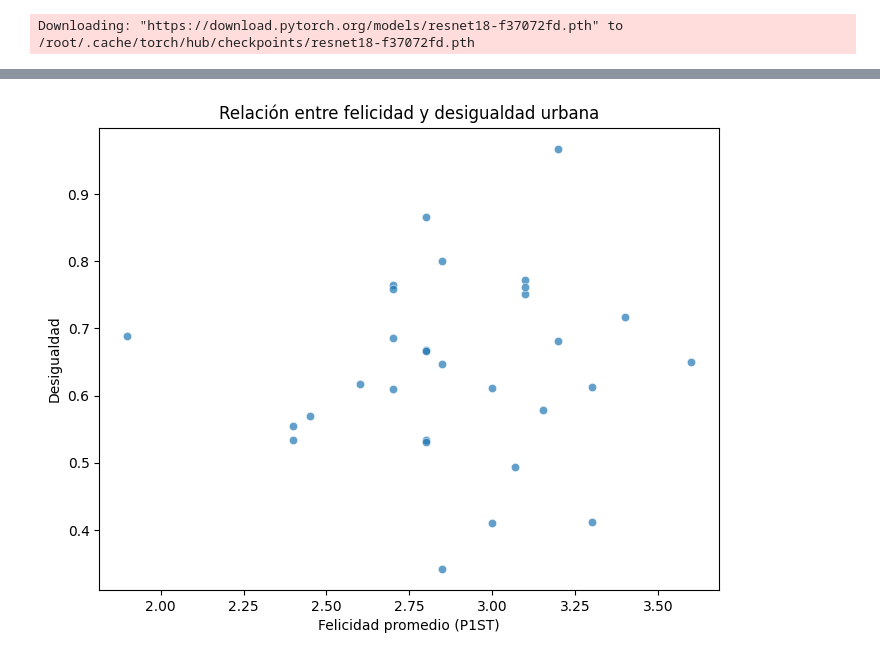
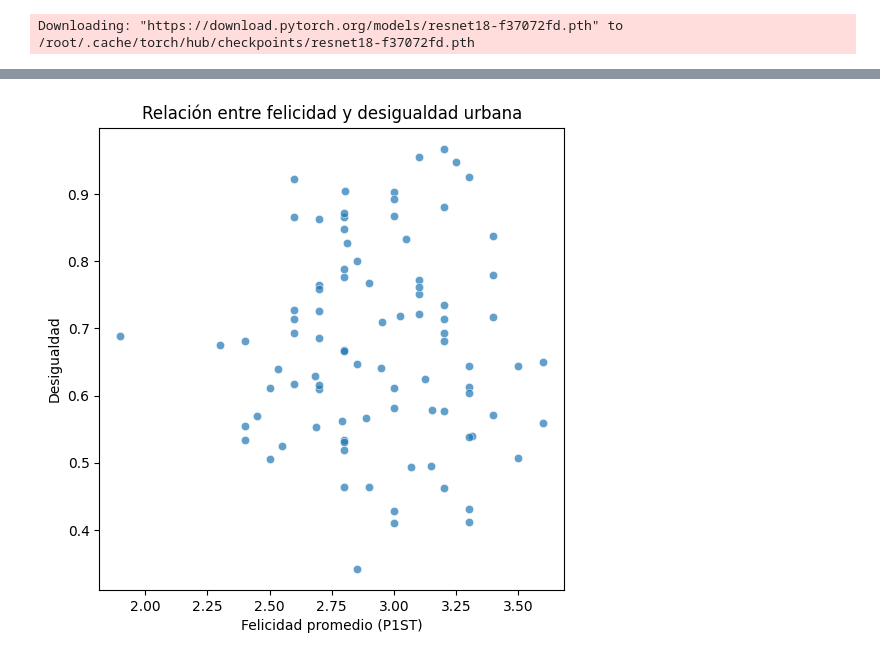
Before and after one commit to LCaravaggio/scrapers, a Jupyter notebook: Google_Earth.ipynb, the cells around one changed output, grey strips where cells are left out. Cells and saved outputs as stored; diff of their text form; code cells hidden in the pictures.

```diff
--- a/Google_Earth.ipynb
+++ b/Google_Earth.ipynb
@@ -16,6 +12,10 @@ from selenium.webdriver.support import expected_conditions as EC
 from selenium.webdriver.common.by import By
 from seleniumbase import Driver
 import time
+# %%
+import pandas as pd
+from PIL import Image
+ciudades=pd.read_csv('base.csv')
 # %%
 def take_image1K(X):
   driver = Driver(uc=True)
@@ -62,11 +62,6 @@ def take_image10K(X):
   cropped_img.save(screenshot_name)
   print(f"\nScreenshot saved to: {screenshot_name}")
   driver.quit()
-# %%
-# Crear nuevas columnas en el DataFrame
-ciudades["Desigualdad_1km"] = np.nan
-ciudades["Desigualdad_10km"] = np.nan
-ciudades["Diferencia"] = np.nan
 # %%
 import torch
 import torchvision.models as models
@@ -115,11 +110,10 @@ def compute_inequality(image_1km_path, image_10km_path):
 import pandas as pd
 import numpy as np
 
-for i in range(30):  # Iterar sobre los primeros elementos
+for i in range(90):  # Iterar sobre los primeros elementos
+    lat = ciudades.loc[i, "Latitude"]
+    lon = ciudades.loc[i, "Longitude"]
     if pd.isna(ciudades.loc[i, "Diferencia"]):  # Solo procesar si "Diferencia" está vacío
-        lat = ciudades.loc[i, "Latitude"]
-        lon = ciudades.loc[i, "Longitude"]
-
         try:
             take_image1K(i)
         except Exception as e:
@@ -132,10 +144,11 @@ for i in range(30):  # Iterar sobre los primeros elementos
 # %%
-for i in range(30):  # Iterar sobre los primeros 10 elementos
-        try:
-            resultados = compute_inequality(ciudades.City[i] + " - 1K.png",
-                                            ciudades.City[i] + " - 10K.png")
-            ciudades.loc[i, "Desigualdad_1km"] = resultados["Desigualdad cercana (1km)"]
-            ciudades.loc[i, "Desigualdad_10km"] = resultados["Desigualdad amplia (10km)"]
-            ciudades.loc[i, "Diferencia"] = resultados["Diferencia entre ambas"]
-        except Exception as e:
-            print(f"⚠️ Error en compute_inequality para {lat}, {lon}: {e}")
+for i in range(90):
+  if pd.isna(ciudades.loc[i, "Diferencia"]):  # Solo procesar si "Diferencia" está vacío
+    try:
+        resultados = compute_inequality(ciudades.City[i] + " - 1K.png",
+                                        ciudades.City[i] + " - 10K.png")
+        ciudades.loc[i, "Desigualdad_1km"] = resultados["Desigualdad cercana (1km)"]
+        ciudades.loc[i, "Desigualdad_10km"] = resultados["Desigualdad amplia (10km)"]
+        ciudades.loc[i, "Diferencia"] = resultados["Diferencia entre ambas"]
+    except Exception as e:
+        print(f"⚠️ Error en compute_inequality para {lat}, {lon}: {e}")
@@ -166,17 +155,17 @@ df_final = df_final.drop(columns=["ciudad"])
 # %%
 import matplotlib.pyplot as plt
 import seaborn as sns
 
 # Configurar el gráfico
-plt.figure(figsize=(8,6))
-sns.scatterplot(data=df_final, x="P1ST", y="Desigualdad_10km", alpha=0.7)
+plt.figure(figsize=(6,6))
+sns.scatterplot(data=ciudades, x="P1ST", y="Desigualdad_10km", alpha=0.7)
 
 # Etiquetas y título
 plt.xlabel("Felicidad promedio (P1ST)")
 plt.ylabel("Desigualdad")
 plt.title("Relación entre felicidad y desigualdad urbana")
 
 # Mostrar el gráfico
 plt.show()
 # %% [output]
-[figure, old version]
+[figure, new version]
```
Also changed, not shown: parts of 10 cells of this notebook.
